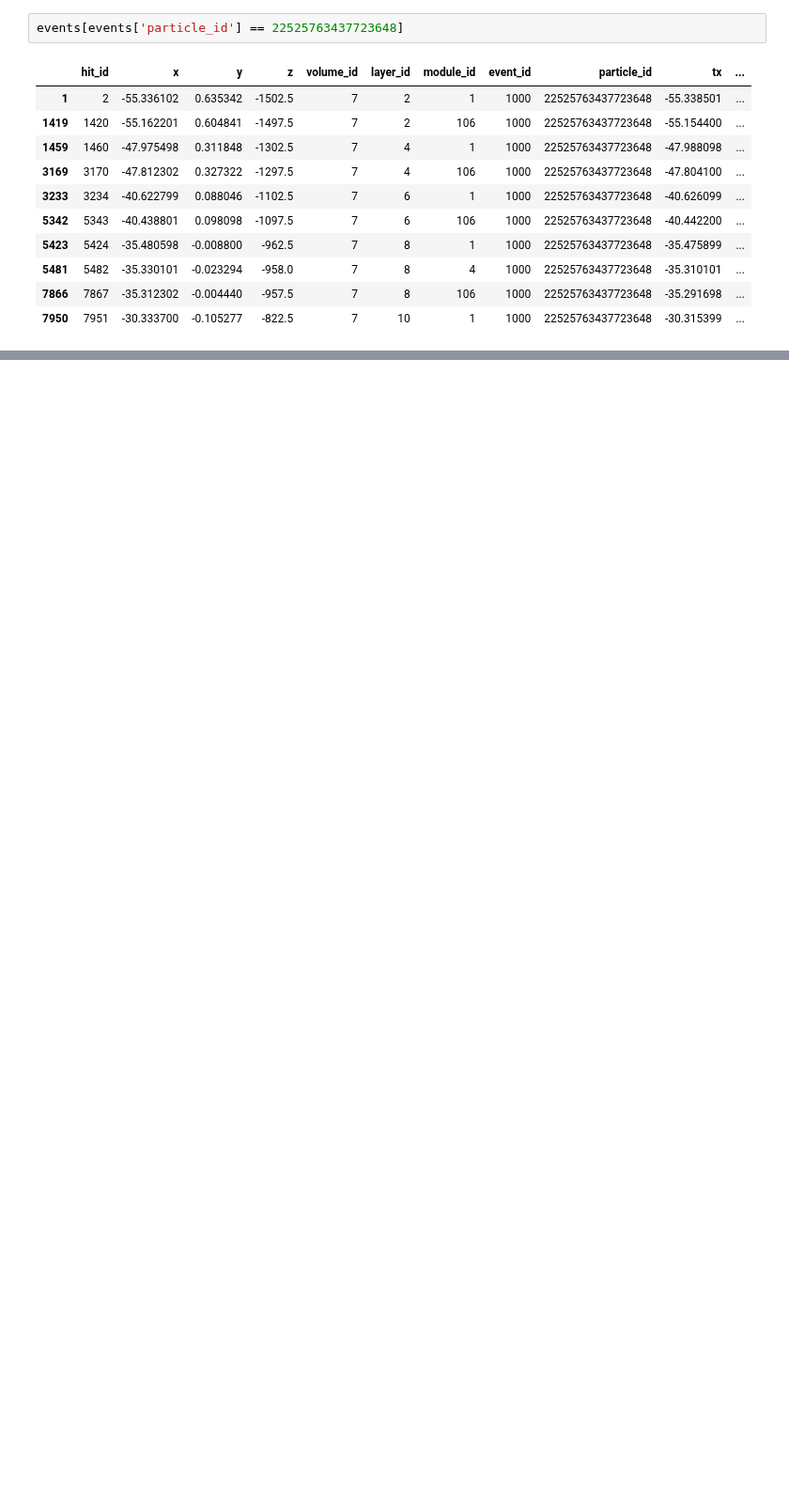
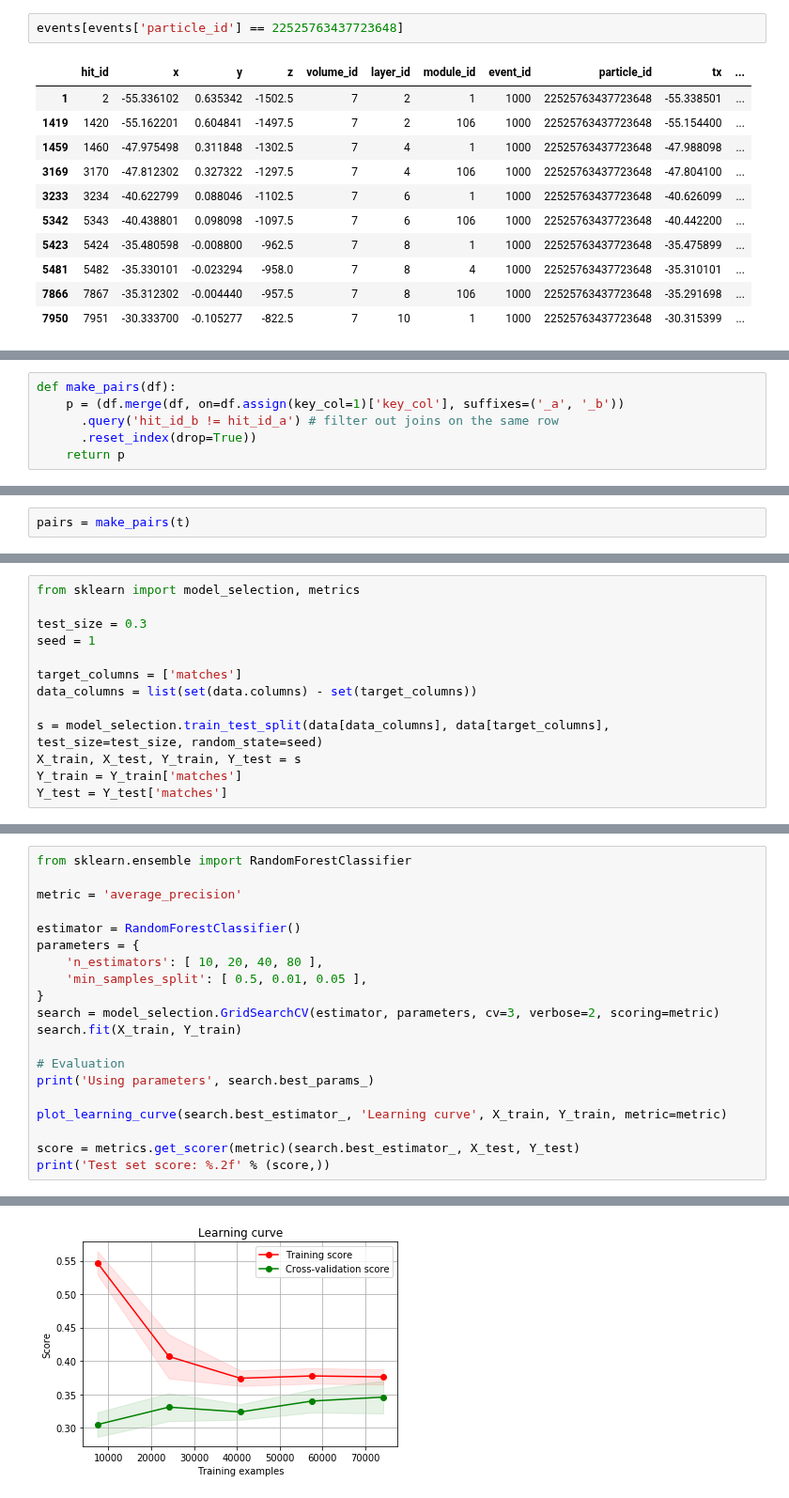
Before and after one commit to jonnor/datascience-master, a Jupyter notebook: trackml/Particles.ipynb, the cells around one changed output, grey strips where cells are left out. Shown at 94% size. Drawn from its saved outputs; the diff is of its cells as text; blank space fills up the shorter version.

```diff
--- a/trackml/Particles.ipynb
+++ b/trackml/Particles.ipynb
@@ -79,0 +66,6 @@ events[events['particle_id'] == 418835796137607168]
+# %%
+def make_pairs(df):
+    p = (df.merge(df, on=df.assign(key_col=1)['key_col'], suffixes=('_a', '_b'))
+      .query('hit_id_b != hit_id_a') # filter out joins on the same row
+      .reset_index(drop=True))
+    return p
@@ -79,0 +92,2 @@ events[events['particle_id'] == 418835796137607168]
+# %%
+pairs = make_pairs(t)
@@ -79,0 +120,13 @@ events[events['particle_id'] == 418835796137607168]
+# %%
+from sklearn import model_selection, metrics
+
+test_size = 0.3
+seed = 1
+
+target_columns = ['matches']
+data_columns = list(set(data.columns) - set(target_columns))
+
+s = model_selection.train_test_split(data[data_columns], data[target_columns], test_size=test_size, random_state=seed)
+X_train, X_test, Y_train, Y_test = s
+Y_train = Y_train['matches']
+Y_test = Y_test['matches']
@@ -79,0 +187,21 @@ events[events['particle_id'] == 418835796137607168]
+# %%
+from sklearn.ensemble import RandomForestClassifier
+
+metric = 'average_precision'
+
+estimator = RandomForestClassifier()
+parameters = {
+    'n_estimators': [ 10, 20, 40, 80 ],
+    'min_samples_split': [ 0.5, 0.01, 0.05 ],
+}
+search = model_selection.GridSearchCV(estimator, parameters, cv=3, verbose=2, scoring=metric)
+search.fit(X_train, Y_train)
+
+# Evaluation
+print('Using parameters', search.best_params_)
+
+plot_learning_curve(search.best_estimator_, 'Learning curve', X_train, Y_train, metric=metric)
+
+score = metrics.get_scorer(metric)(search.best_estimator_, X_test, Y_test)
+print('Test set score: %.2f' % (score,))
+# %% [output]
@@ -79,0 +233 @@ events[events['particle_id'] == 418835796137607168]
+[figure, added]
```
Also changed, not shown: parts of 15 cells of this notebook, 3 other files.
